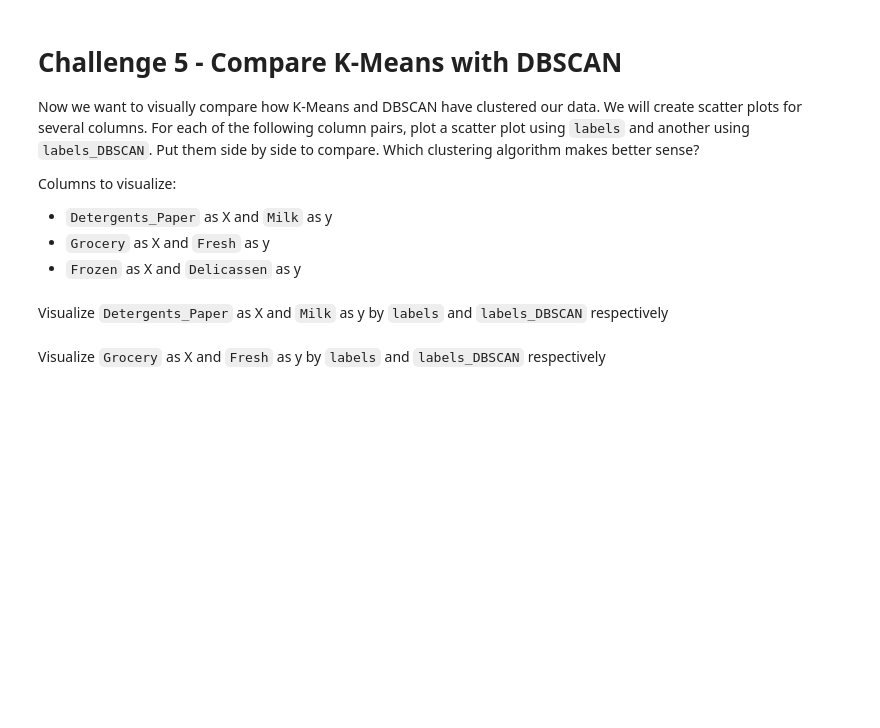
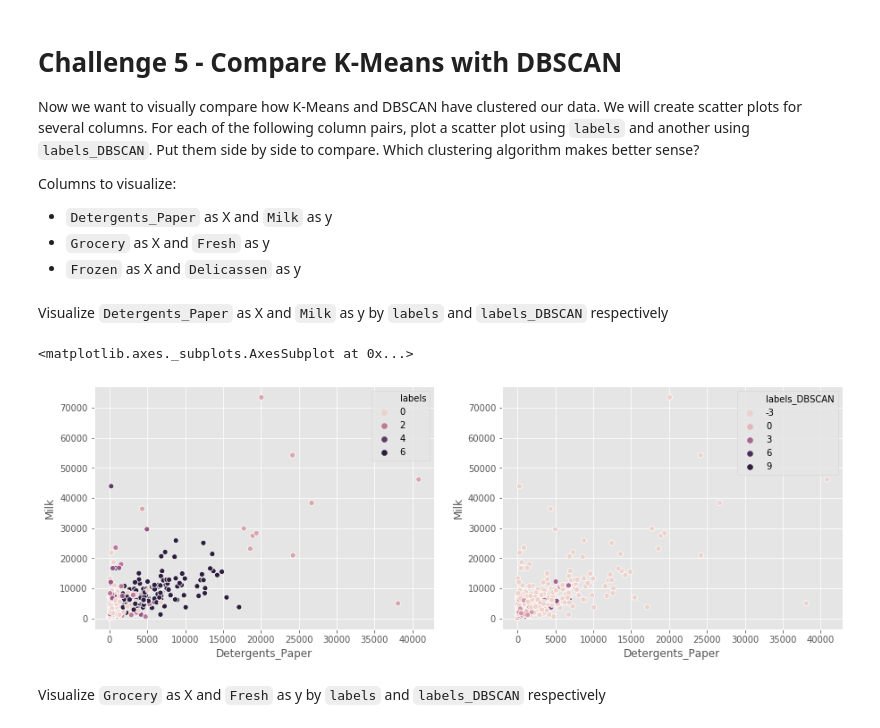
Before and after one commit to ta-data-bcn/lab-unsupervised-learning, a Jupyter notebook: your-code/main.ipynb, the cells around one changed output. Drawn from its saved outputs; the diff is of its cells as text; code cells hidden in the pictures; blank space fills up the shorter version.

```diff
--- a/your-code/main.ipynb
+++ b/your-code/main.ipynb
@@ -294,7 +294,7 @@ KMeans(algorithm='auto', copy_x=True, init='k-means++', max_iter=300,
        n_clusters=6, n_init=10, n_jobs=None, precompute_distances='auto',
        random_state=None, tol=0.0001, verbose=0)
 # %%
-customers['labels'] = kmeans.labels_
+customers_df['labels'] = kmeans.labels_
 # %% [markdown]
 Count the values in `labels`.
 # %%
@@ -315,0 +314,6 @@ Now let's cluster the data using DBSCAN. Use `DBSCAN(eps=0.5)` to initiate the m
+# %%
+from sklearn.cluster import DBSCAN
+
+model_DBSCAN = DBSCAN(eps=0.5)
+
+model_DBSCAN.fit(customers_scale)
@@ -316,2 +323,4 @@ Now let's cluster the data using DBSCAN. Use `DBSCAN(eps=0.5)` to initiate the m
+# %%
+customers_df['labels_DBSCAN'] = model_DBSCAN.labels_
 # %% [markdown]
 Count the values in `labels_DBSCAN`.
@@ -334,2 +352,9 @@ Visualize `Detergents_Paper` as X and `Milk` as y by `labels` and `labels_DBSCAN
+# %%
+fig, ax = plt.subplots(1,2,figsize=(15,5))
+sns.scatterplot(customers_df["Detergents_Paper"], customers_df["Milk"], hue= customers_df["labels"], ax=ax[0])
+sns.scatterplot(customers_df["Detergents_Paper"], customers_df["Milk"], hue= customers_df["labels_DBSCAN"], ax=ax[1])
+# %% [output]
+<matplotlib.axes._subplots.AxesSubplot at 0x...>
+[figure, added]
 # %% [markdown]
 Visualize `Grocery` as X and `Fresh` as y by `labels` and `labels_DBSCAN` respectively
```
Also changed, not shown: parts of 15 cells of this notebook.
